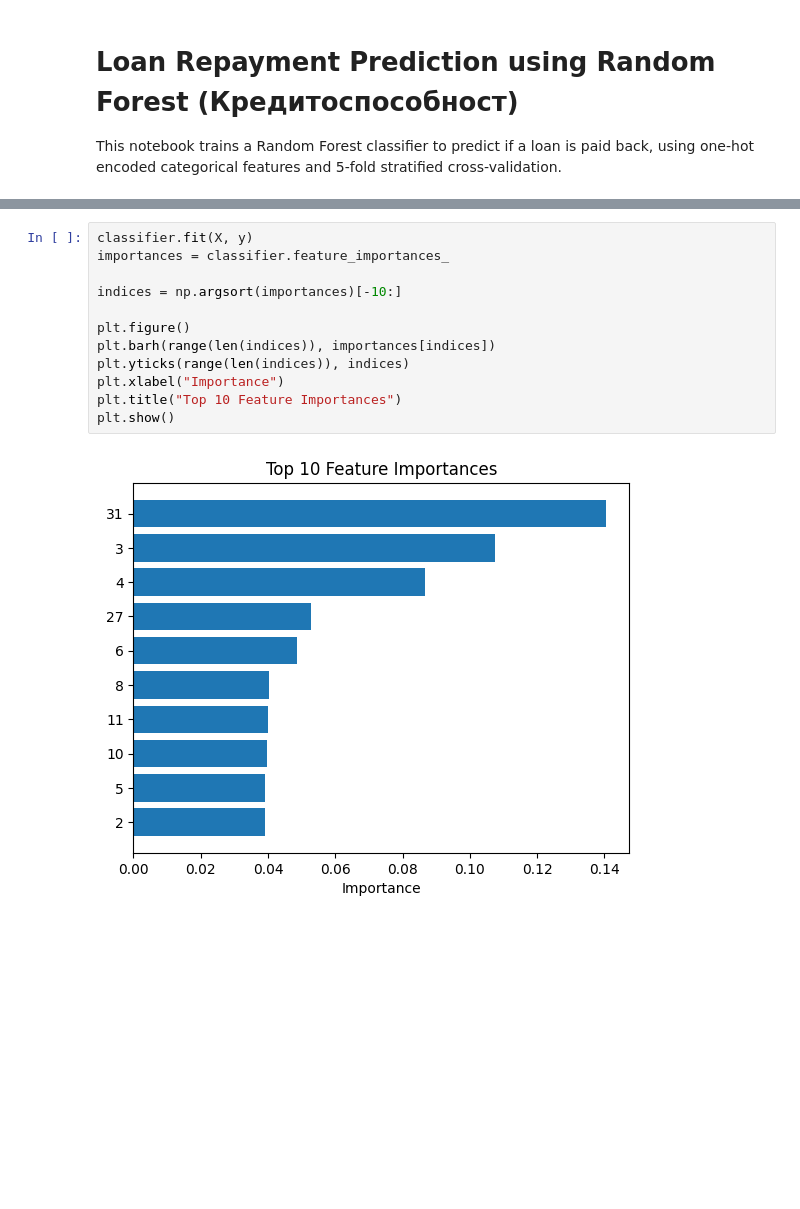
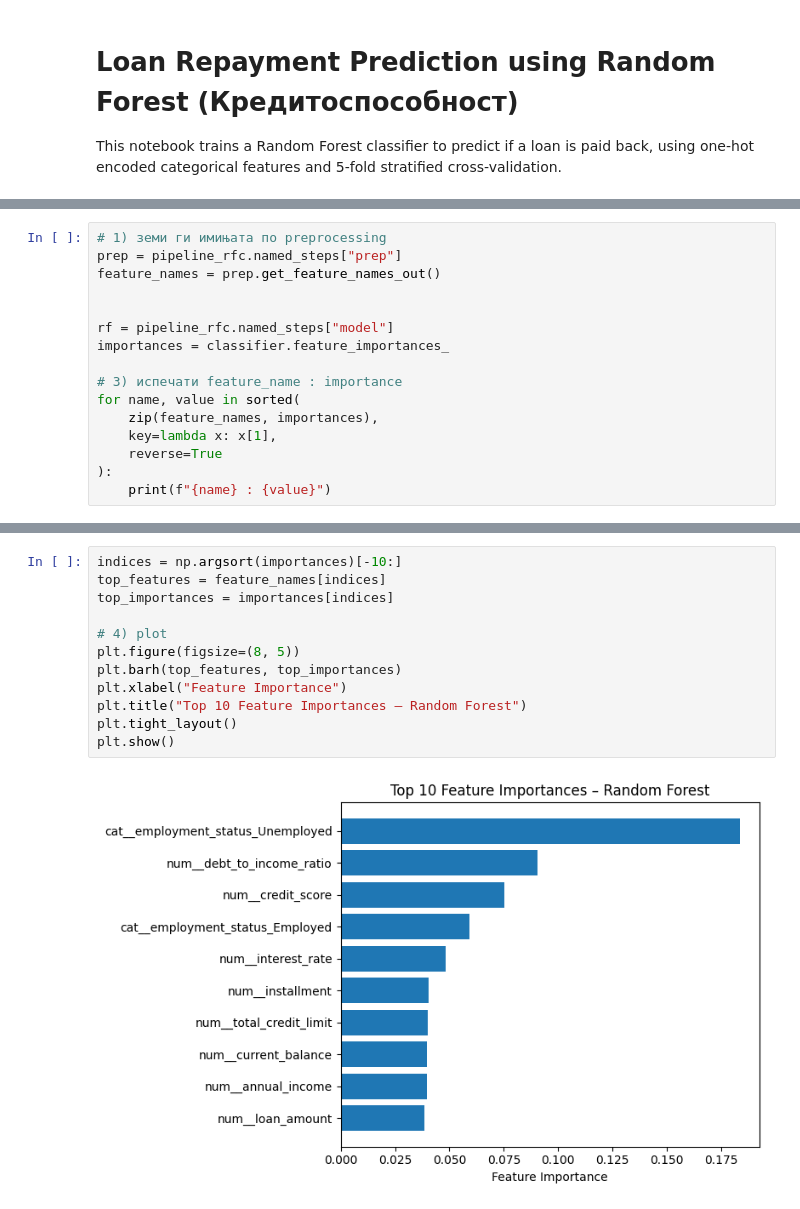
Before and after one commit to Don4e/Team-project, a Jupyter notebook: Notebooks/Random_forest.ipynb, the cells around one changed output, grey strips where cells are left out. Cells and saved outputs as stored; diff of their text form; blank space fills up the shorter version.

Commit message:
Add EDA notebook and models update

```diff
--- a/Notebooks/Random_forest.ipynb
+++ b/Notebooks/Random_forest.ipynb
@@ -79,0 +96,16 @@ Mean accuracy: 0.8991
+# %%
+# 1) земи ги имињата по preprocessing
+prep = pipeline_rfc.named_steps["prep"]
+feature_names = prep.get_feature_names_out()
+
+
+rf = pipeline_rfc.named_steps["model"]
+importances = classifier.feature_importances_
+
+# 3) испечати feature_name : importance
+for name, value in sorted(
+    zip(feature_names, importances),
+    key=lambda x: x[1],
+    reverse=True
+):
+    print(f"{name} : {value}")
@@ -80,14 +130,14 @@ Mean accuracy: 0.8991
 # %%
-classifier.fit(X, y)
-importances = classifier.feature_importances_
+indices = np.argsort(importances)[-10:]
+top_features = feature_names[indices]
+top_importances = importances[indices]
 
-indices = np.argsort(importances)[-10:]
-
-plt.figure()
-plt.barh(range(len(indices)), importances[indices])
-plt.yticks(range(len(indices)), indices)
-plt.xlabel("Importance")
-plt.title("Top 10 Feature Importances")
+# 4) plot
+plt.figure(figsize=(8, 5))
+plt.barh(top_features, top_importances)
+plt.xlabel("Feature Importance")
+plt.title("Top 10 Feature Importances – Random Forest")
+plt.tight_layout()
 plt.show()
 # %% [output]
-[figure, old version]
+[figure, new version]
```
Also changed, not shown: parts of 16 cells of this notebook, 14 other files.
